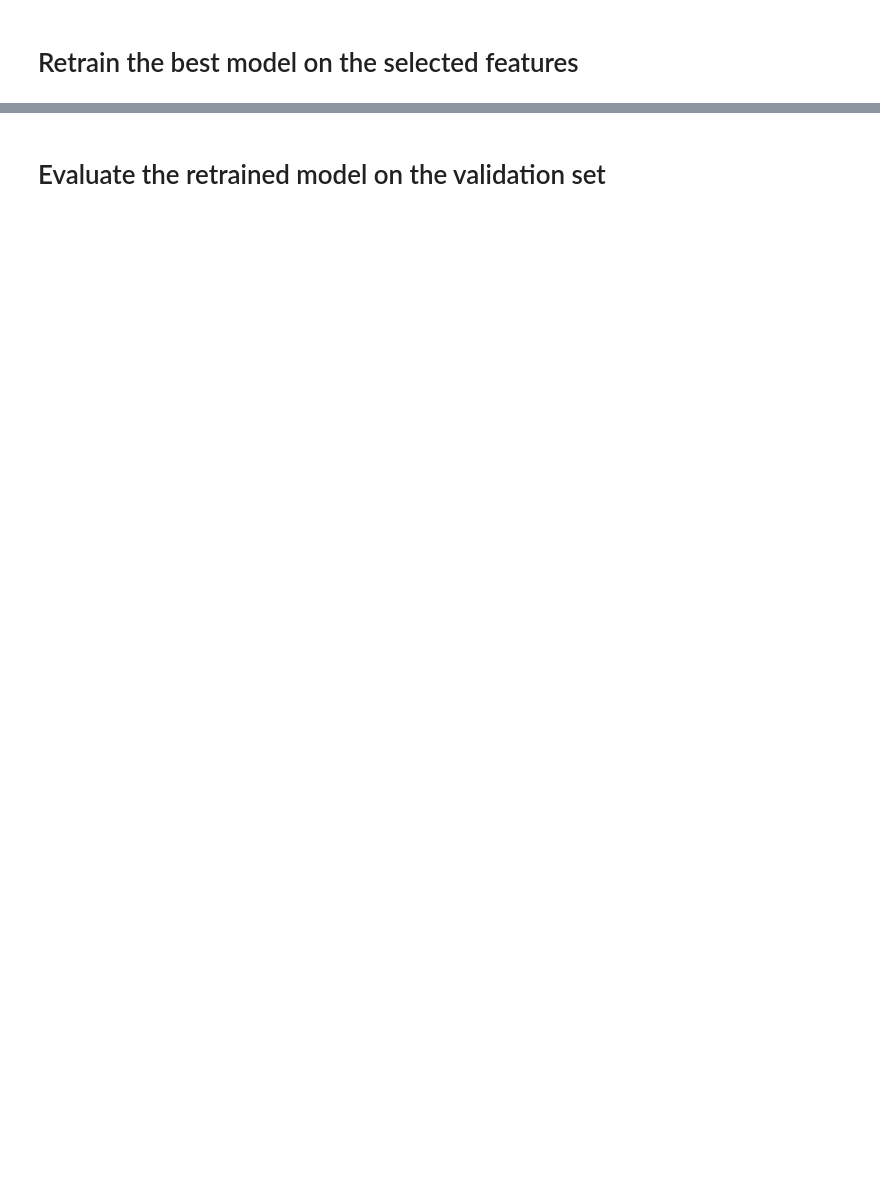
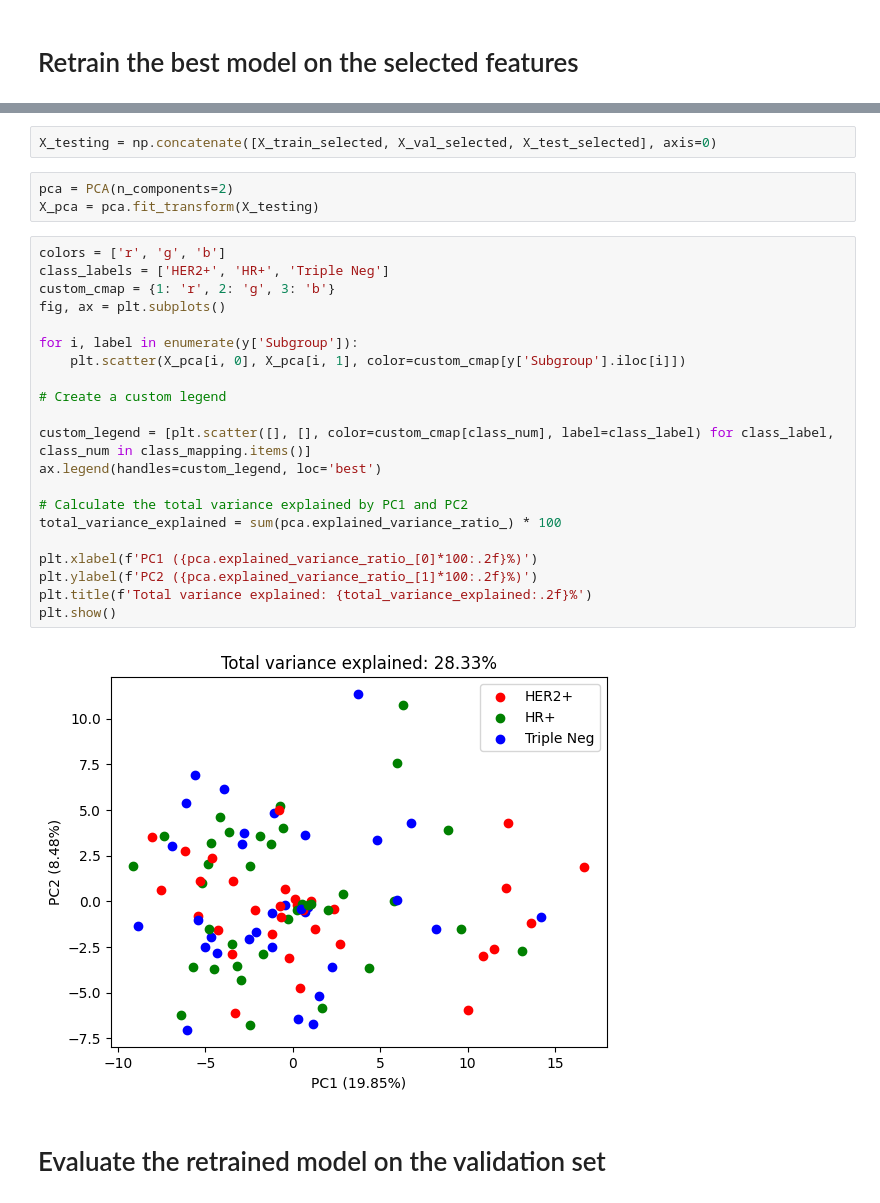
Before and after one commit to nbounatsos/bftm-project, a Jupyter notebook: bftm_nn.ipynb, the cells around one changed output, grey strips where cells are left out. Drawn from its saved outputs; the diff is of its cells as text; blank space fills up the shorter version.

```diff
--- a/bftm_nn.ipynb
+++ b/bftm_nn.ipynb
@@ -217,3 +251,31 @@ RandomForestClassifier(min_samples_split=5, n_estimators=150)
+# %%
+X_testing = np.concatenate([X_train_selected, X_val_selected, X_test_selected], axis=0)
+# %%
+pca = PCA(n_components=2)
+X_pca = pca.fit_transform(X_testing)
+# %%
+colors = ['r', 'g', 'b']
+class_labels = ['HER2+', 'HR+', 'Triple Neg']
+custom_cmap = {1: 'r', 2: 'g', 3: 'b'}
+fig, ax = plt.subplots()
+
+for i, label in enumerate(y['Subgroup']):
+    plt.scatter(X_pca[i, 0], X_pca[i, 1], color=custom_cmap[y['Subgroup'].iloc[i]])
+
+# Create a custom legend
+
+custom_legend = [plt.scatter([], [], color=custom_cmap[class_num], label=class_label) for class_label, class_num in class_mapping.items()]
+ax.legend(handles=custom_legend, loc='best')
+
+# Calculate the total variance explained by PC1 and PC2
+total_variance_explained = sum(pca.explained_variance_ratio_) * 100
+
+plt.xlabel(f'PC1 ({pca.explained_variance_ratio_[0]*100:.2f}%)')
+plt.ylabel(f'PC2 ({pca.explained_variance_ratio_[1]*100:.2f}%)')
+plt.title(f'Total variance explained: {total_variance_explained:.2f}%')
+plt.show()
+# %% [output]
+[figure, added]
 # %% [markdown]
 # Evaluate the retrained model on the validation set
 # %%
```
Also changed, not shown: parts of 29 cells of this notebook.
